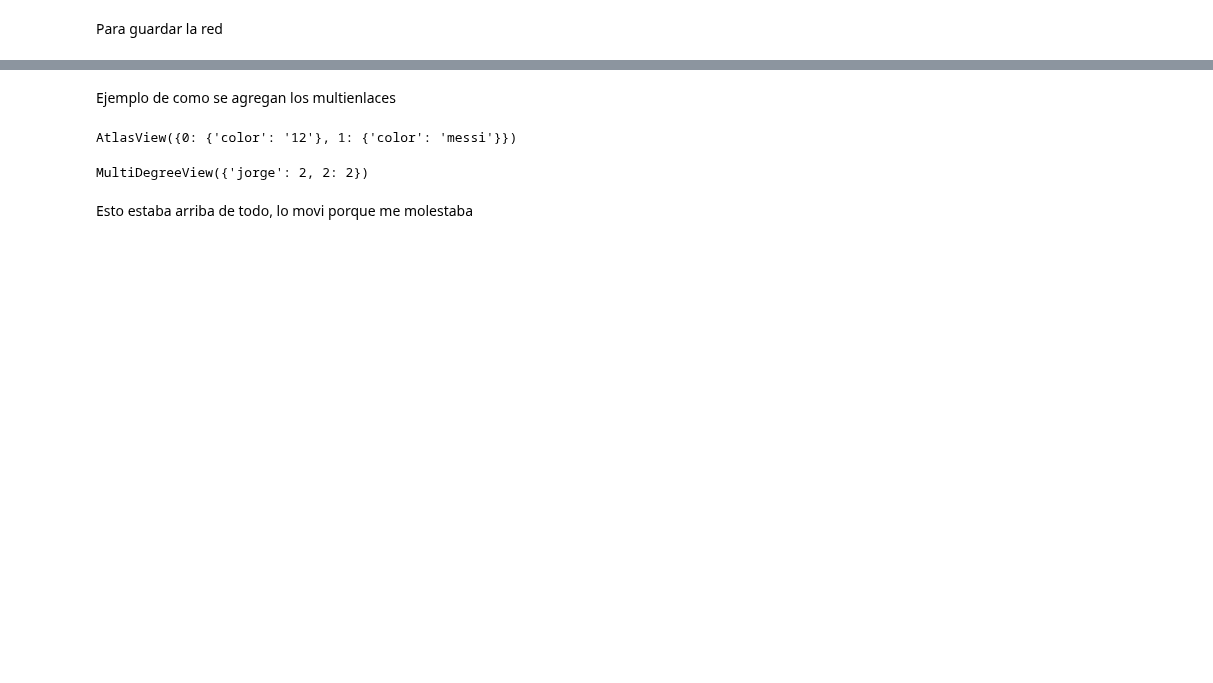
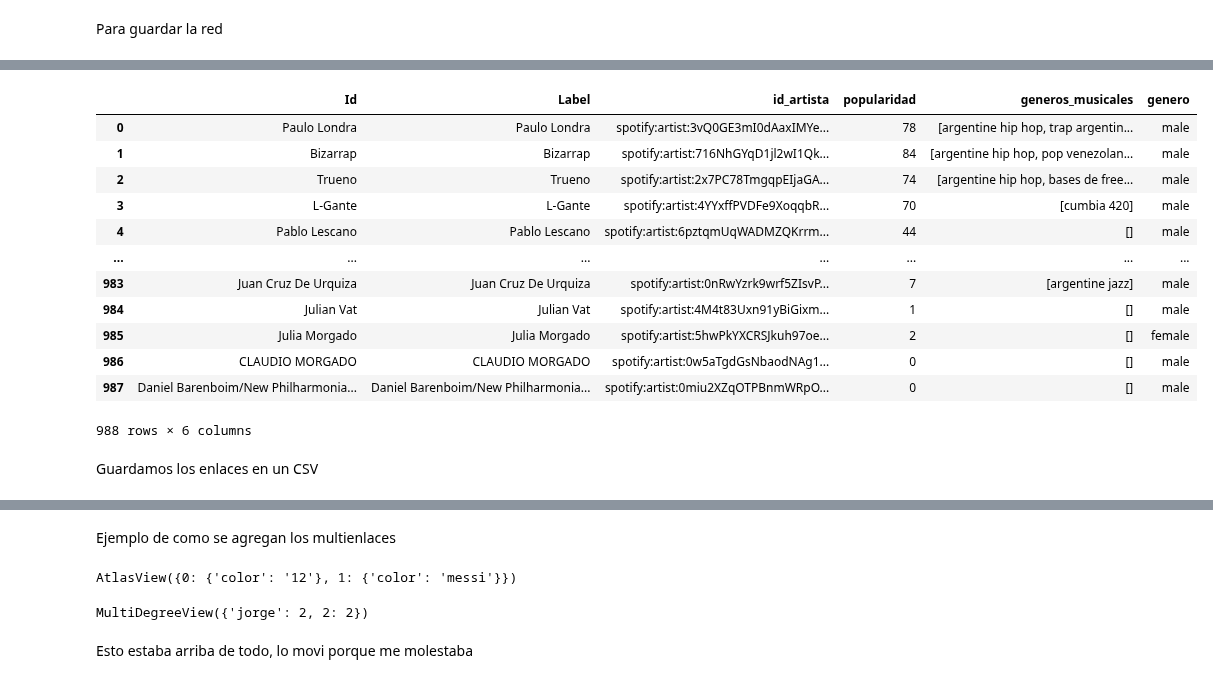
Before and after one commit to nwaehner/Redes-complejas, a Jupyter notebook: spotify_func.ipynb, the cells around one changed output, grey strips where cells are left out. Saved outputs shown, nothing was run; the diff lists cells and outputs as text; code cells hidden in the pictures; blank space fills up the shorter version.

```diff
--- a/spotify_func.ipynb
+++ b/spotify_func.ipynb
@@ -507,0 +519,6 @@ plt.show()
+# %%
+nombre_artista ="Bizarrap"
+uri = "spotify:artist:" + conseguir_id(nombre_artista)
+artist = sp.artist(artist['uri'])
+
+G.add_node(nombre_artista, id=artist['uri'], popularidad=artist['popularity'], generos_musicales = artist['genres'],genero = "male")
@@ -516,0 +537,23 @@ nx.write_gpickle(G, f"red_final_hasta_indice_{i}.gpickle")
+# %%
+nodos_nuevos = []
+for node in (G.nodes(data=True)):
+    atributos = [node[0],node[0],node[1]["id"], node[1]["popularidad"], node[1]["generos_musicales"], node[1]["genero"]]
+    nodos_nuevos.append(atributos)
+# %%
+df = pd.DataFrame(nodos_nuevos, columns= ["Id", "Label", "id_artista", "popularidad", "generos_musicales", "genero"])
+# %%
+df
+# %% [output]
+|  | Id | Label | id_artista | popularidad | generos_musicales | genero |
+| 0 | Paulo Londra | Paulo Londra | spotify:artist:3vQ0GE3mI0dAaxIMYe... | 78 | [argentine hip hop, trap argentin... | male |
+| 1 | Bizarrap | Bizarrap | spotify:artist:716NhGYqD1jl2wI1Qk... | 84 | [argentine hip hop, pop venezolan... | male |
+| 2 | Trueno | Trueno | spotify:artist:2x7PC78TmgqpEIjaGA... | 74 | [argentine hip hop, bases de free... | male |
+| 3 | L-Gante | L-Gante | spotify:artist:4YYxffPVDFe9XoqqbR... | 70 | [cumbia 420] | male |
+| 4 | Pablo Lescano | Pablo Lescano | spotify:artist:6pztqmUqWADMZQKrrm... | 44 | [] | male |
+| ... | ... | ... | ... | ... | ... | ... |
+| 983 | Juan Cruz De Urquiza | Juan Cruz De Urquiza | spotify:artist:0nRwYzrk9wrf5ZIsvP... | 7 | [argentine jazz] | male |
+| 984 | Julian Vat | Julian Vat | spotify:artist:4M4t83Uxn91yBiGixm... | 1 | [] | male |
+| 985 | Julia Morgado | Julia Morgado | spotify:artist:5hwPkYXCRSJkuh97oe... | 2 | [] | female |
+| 986 | CLAUDIO MORGADO | CLAUDIO MORGADO | spotify:artist:0w5aTgdGsNbaodNAg1... | 0 | [] | male |
+| 987 | Daniel Barenboim/New Philharmonia... | Daniel Barenboim/New Philharmonia... | spotify:artist:0miu2XZqOTPBnmWRpO... | 0 | [] | male |
+988 rows × 6 columns
@@ -516,0 +563,2 @@ nx.write_gpickle(G, f"red_final_hasta_indice_{i}.gpickle")
+# %% [markdown]
+Guardamos los enlaces en un CSV
```
Also changed, not shown: parts of 18 cells of this notebook, 5 other files.
